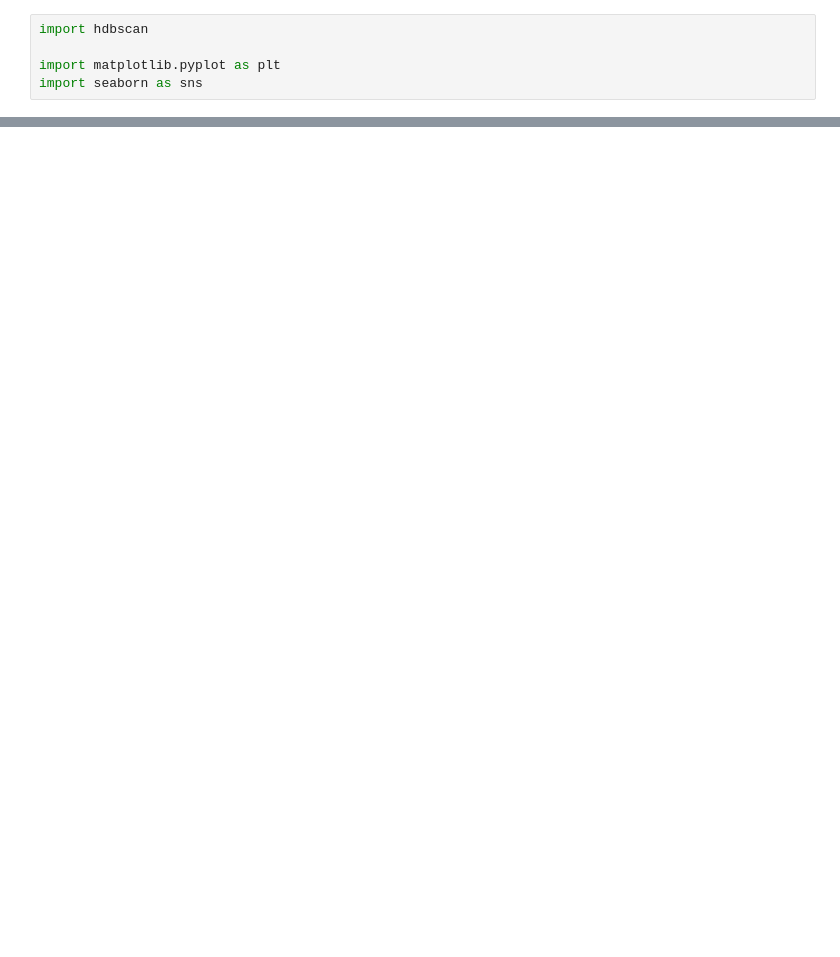
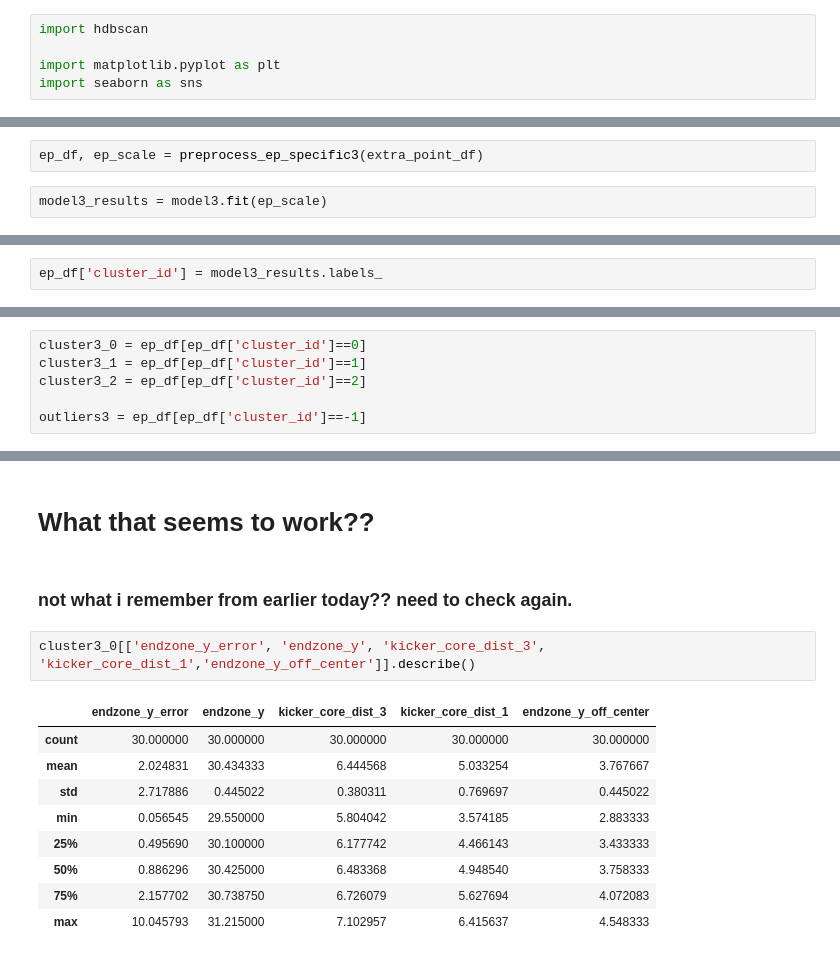
Before and after one commit to egrace479/NFL-BDB-2022, a Jupyter notebook: extra_point_clustering.ipynb, the cells around one changed output, grey strips where cells are left out. Drawn from its saved outputs; the diff is of its cells as text; blank space fills up the shorter version.

Commit message:
something seems to be working now

```diff
--- a/extra_point_clustering.ipynb
+++ b/extra_point_clustering.ipynb
@@ -295,0 +460,4 @@ outliers = ep_scale[ep_scale['cluster_id']==-1]
+# %%
+ep_df, ep_scale = preprocess_ep_specific3(extra_point_df)
+# %%
+model3_results = model3.fit(ep_scale)
@@ -295,0 +468,2 @@ outliers = ep_scale[ep_scale['cluster_id']==-1]
+# %%
+ep_df['cluster_id'] = model3_results.labels_
@@ -295,0 +478,6 @@ outliers = ep_scale[ep_scale['cluster_id']==-1]
+# %%
+cluster3_0 = ep_df[ep_df['cluster_id']==0]
+cluster3_1 = ep_df[ep_df['cluster_id']==1]
+cluster3_2 = ep_df[ep_df['cluster_id']==2]
+
+outliers3 = ep_df[ep_df['cluster_id']==-1]
@@ -295,0 +507,16 @@ outliers = ep_scale[ep_scale['cluster_id']==-1]
+# %% [markdown]
+# What that seems to work??
+# %% [markdown]
+### not what i remember from earlier today?? need to check again.
+# %%
+cluster3_0[['endzone_y_error', 'endzone_y', 'kicker_core_dist_3', 'kicker_core_dist_1','endzone_y_off_center']].describe()
+# %% [output]
+|  | endzone_y_error | endzone_y | kicker_core_dist_3 | kicker_core_dist_1 | endzone_y_off_center |
+| count | 30.000000 | 30.000000 | 30.000000 | 30.000000 | 30.000000 |
+| mean | 2.024831 | 30.434333 | 6.444568 | 5.033254 | 3.767667 |
+| std | 2.717886 | 0.445022 | 0.380311 | 0.769697 | 0.445022 |
+| min | 0.056545 | 29.550000 | 5.804042 | 3.574185 | 2.883333 |
+| 25% | 0.495690 | 30.100000 | 6.177742 | 4.466143 | 3.433333 |
+| 50% | 0.886296 | 30.425000 | 6.483368 | 4.948540 | 3.758333 |
+| 75% | 2.157702 | 30.738750 | 6.726079 | 5.627694 | 4.072083 |
+| max | 10.045793 | 31.215000 | 7.102957 | 6.415637 | 4.548333 |
```
Also changed, not shown: parts of 95 cells of this notebook.
